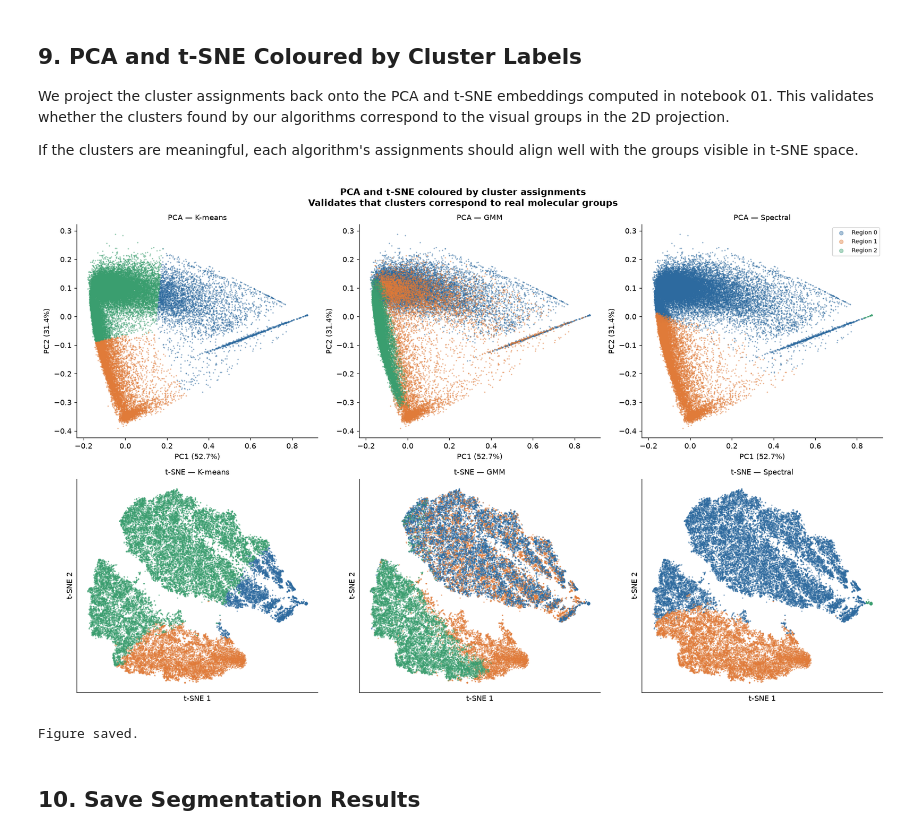
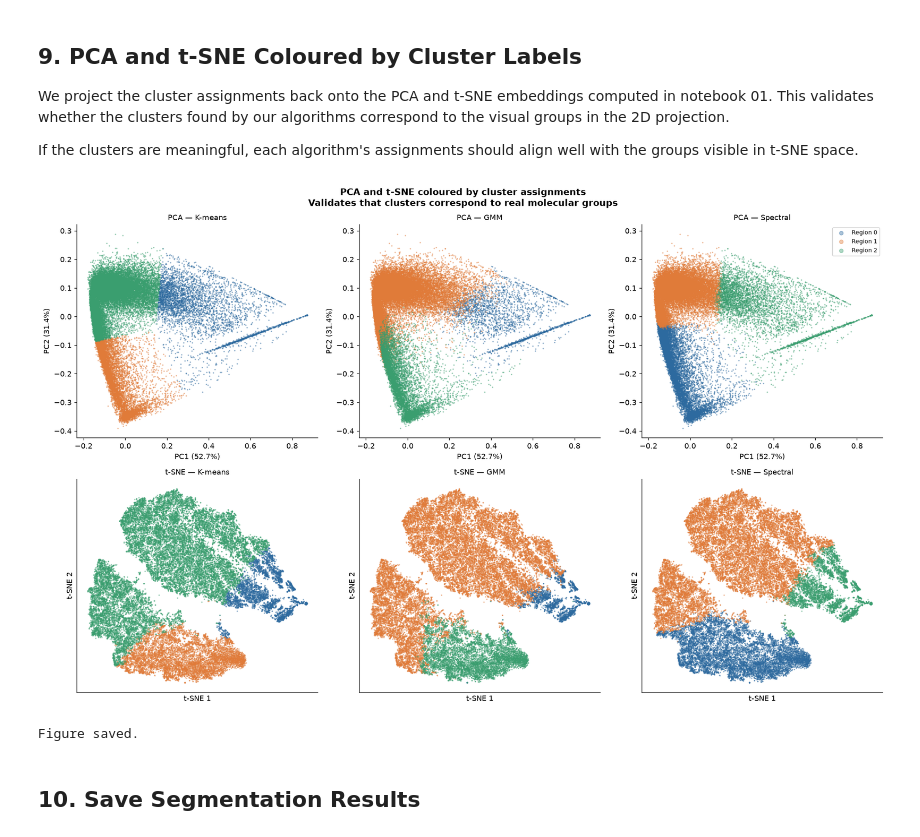
Before and after one commit to Rajaeereza/maldi-msi-analysis, a Jupyter notebook: notebooks/02_segmentation.ipynb, the cells around one changed output. Drawn from its saved outputs; the diff is of its cells as text; code cells hidden in the pictures.

```diff
--- a/notebooks/02_segmentation.ipynb
+++ b/notebooks/02_segmentation.ipynb
@@ -268,7 +276,7 @@ Reference: Reynolds (2009) *Encyclopedia of Biometrics* — GMM overview
 from sklearn.mixture import GaussianMixture
 
 gmm        = GaussianMixture(n_components=K, n_init=5,
-                              random_state=42, covariance_type="full")
+                              random_state=42, covariance_type="tied")
 gmm.fit(X_clust)
 labels_gmm = gmm.predict(X_clust)
 proba_gmm  = gmm.predict_proba(X_clust)
@@ -339,11 +352,10 @@ from sklearn.cluster import SpectralClustering
 
 n_px = X_clust.shape[0]
 print(f"Running Spectral Clustering on {n_px} pixels...")
-print("affinity=nearest_neighbors — sparse graph, avoids dense n×n matrix")
 
 sc        = SpectralClustering(n_clusters=K, random_state=42,
                                 affinity="nearest_neighbors",
-                                n_neighbors=10,
+                                n_neighbors=50,
                                 n_init=5,
                                 assign_labels="kmeans")
 labels_sc = sc.fit_predict(X_clust)
@@ -352,5 +364,11 @@ print(f"Spectral Clustering (k={K}) complete.")
 unique, counts = np.unique(labels_sc, return_counts=True)
 for u, c in zip(unique, counts):
     print(f"  Cluster {u}: {c} pixels ({c/len(labels_sc)*100:.1f}%)")
+
+min_pct = counts.min() / len(labels_sc) * 100
+if min_pct < 2.0:
+    print(f"WARNING: smallest cluster is {min_pct:.1f}% — increase n_neighbors")
+else:
+    print(f"All clusters healthy — smallest is {min_pct:.1f}% of pixels")
 # %% [output]
 Running Spectral Clustering on 34840 pixels...
@@ -559,54 +623,56 @@ our algorithms correspond to the visual groups in the 2D projection.
 If the clusters are meaningful, each algorithm's assignments should
 align well with the groups visible in t-SNE space.
 # %%
+from sklearn.decomposition import PCA
+
 fig, axes = plt.subplots(2, 3, figsize=(16, 10))
 
-embeddings = [pc_after, X_tsne]
-emb_names  = ["PCA", "t-SNE"]
-methods    = [
+embeddings   = [pc_after, X_tsne]
+emb_names    = ["PCA", "t-SNE"]
+methods      = [
     (labels_km,  "K-means"),
     (labels_gmm, "GMM"),
     (labels_sc,  "Spectral"),
 ]
 colours_list = ["#2d6a9f", "#e07b39", "#3a9e6f"]
 
-# Load PCA object to get variance explained — refit on pc_after for labels
-from sklearn.decomposition import PCA
-pca_diag = PCA(n_components=2, random_state=42)
+# Refit PCA with 10 components to get correct variance percentages
+# (pc_after was saved as coordinates, not a fitted PCA object)
+pca_diag = PCA(n_components=10, random_state=42)
 pca_diag.fit(spectra_pp)
 var1 = pca_diag.explained_variance_ratio_[0] * 100
 var2 = pca_diag.explained_variance_ratio_[1] * 100
 
 for row, (emb, emb_name) in enumerate(zip(embeddings, emb_names)):
     for col, (labels, method_name) in enumerate(methods):
         ax = axes[row, col]
         for c in range(K):
             mask = labels == c
             ax.scatter(emb[mask, 0], emb[mask, 1],
                        c=colours_list[c], s=1, alpha=0.4,
                        label=f"Region {c}")
         ax.set_title(f"{emb_name} — {method_name}", fontsize=10)
         if emb_name == "PCA":
             ax.set_xlabel(f"PC1 ({var1:.1f}%)")
             ax.set_ylabel(f"PC2 ({var2:.1f}%)")
         else:
             ax.set_xlabel("t-SNE 1")
             ax.set_ylabel("t-SNE 2")
             ax.set_xticks([])
             ax.set_yticks([])
         if row == 0 and col == 2:
             ax.legend(markerscale=5, fontsize=8)
 
 fig.suptitle("PCA and t-SNE coloured by cluster assignments\n"
              "Validates that clusters correspond to real molecular groups",
              fontsize=12, fontweight="bold")
 plt.tight_layout()
 plt.savefig("results/figures/02_pca_tsne_clusters.png",
             dpi=150, bbox_inches="tight")
 plt.show()
 print("Figure saved.")
 # %% [output]
-[figure, old version]
+[figure, new version]
 Figure saved.
 # %% [markdown]
 ## 10. Save Segmentation Results
```
Also changed, not shown: parts of 13 cells of this notebook.
